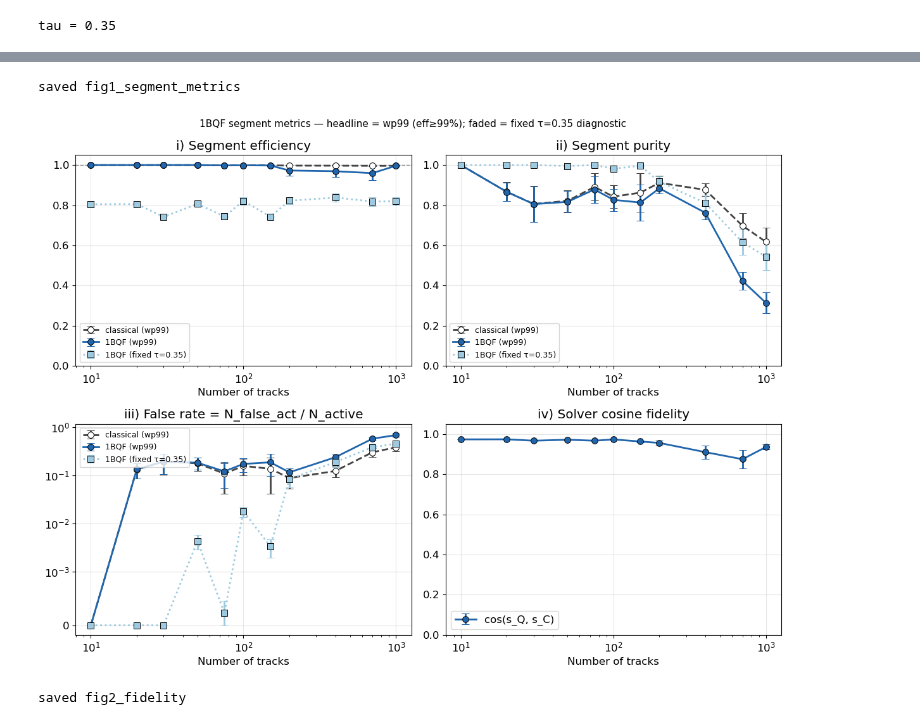
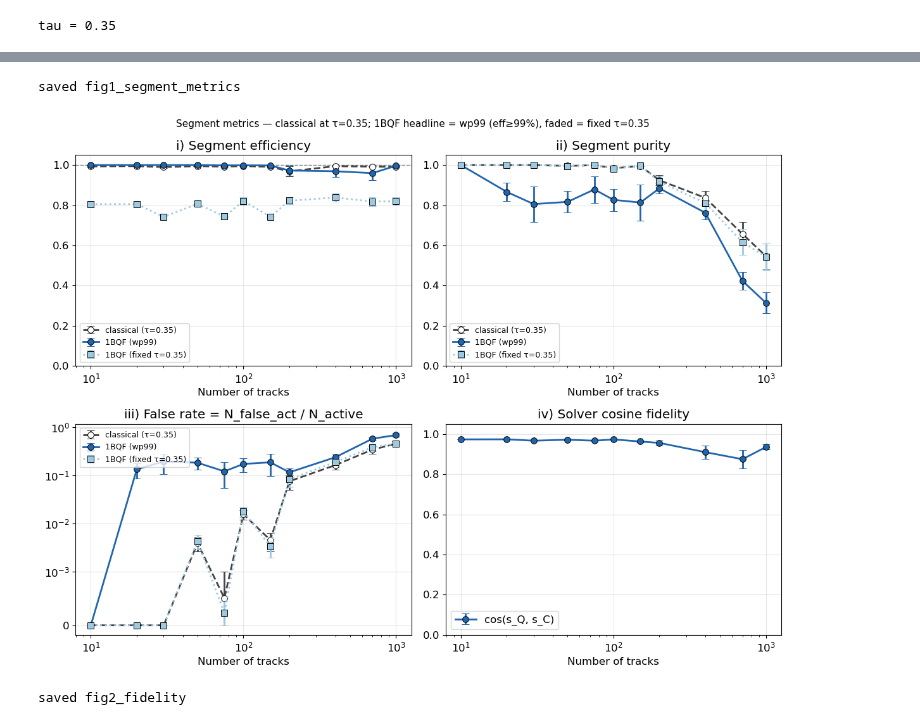
Before and after one commit to GeorgeWilliam1999/Quantum_Track_Reconstruction, a Jupyter notebook: Toy_Characterisation/Verify_new_results/Quantum_segment_level_store.ipynb, the cells around one changed output, grey strips where cells are left out. Saved outputs shown, nothing was run; the diff lists cells and outputs as text; code cells hidden in the pictures.

```diff
--- a/Toy_Characterisation/Verify_new_results/Quantum_segment_level_store.ipynb
+++ b/Toy_Characterisation/Verify_new_results/Quantum_segment_level_store.ipynb
@@ -71,44 +71,44 @@ HEADLINE = wp99 (eff>=99%); *_Q_mean columns are the faded fixed-tau=0.35 diagno
 # %%
-# Fig 1 — segment metrics vs T (classical vs 1BQF). HEADLINE = wp99 high-efficiency
-# working point (tau holds ~99% of true segments). The fixed tau=0.35 1BQF curve is
-# kept FADED as a diagnostic — it pins the 1BQF at the ~75% plateau (the cut, not lost
-# physics). The wp99 curves recover all true segments; the cost is the false rate (iii).
-cQ_fix = '#9ecae1'   # faded blue = fixed tau=0.35 diagnostic
+# Fig 1 — segment metrics vs T. CLASSICAL at its fixed τ=0.35 operating point;
+# 1BQF HEADLINE = wp99 high-efficiency working point (τ holds ~99% of true
+# segments) + a FADED fixed-τ=0.35 1BQF curve (the ~75% plateau — the cut, not
+# lost physics). The wp99 1BQF recovers all true segments; the cost is far (iii).
+cQ_fix = '#9ecae1'   # faded blue = fixed τ=0.35 1BQF diagnostic
 hwp = 'eff_Q_wp_mean' in agg.columns
 fig, ax = plt.subplots(2,2, figsize=(12,9))
 # i) efficiency
+_err(ax[0,0],agg,'eff_C','o--',cC,'classical (τ=0.35)',mfc='white')
 if hwp:
-    _err(ax[0,0],agg,'eff_C_wp','o--',cC,'classical (wp99)',mfc='white')
     _err(ax[0,0],agg,'eff_Q_wp','o-',cQ,'1BQF (wp99)')
     _err(ax[0,0],agg,'eff_Q','s:',cQ_fix,'1BQF (fixed τ=0.35)')
 else:
-    _err(ax[0,0],agg,'eff_C','o--',cC,'classical',mfc='white'); _err(ax[0,0],agg,'eff_Q','o-',cQ,'1BQF')
+    _err(ax[0,0],agg,'eff_Q','o-',cQ,'1BQF')
 ax[0,0].axhline(1,color='gray',ls='--',lw=1); ax[0,0].set_ylim(0,1.05); ax[0,0].set_title('i) Segment efficiency'); ax[0,0].legend(loc='lower left', fontsize=9)
 # ii) purity
+_err(ax[0,1],agg,'pur_C','o--',cC,'classical (τ=0.35)',mfc='white')
 if hwp:
-    _err(ax[0,1],agg,'pur_C_wp','o--',cC,'classical (wp99)',mfc='white')
     _err(ax[0,1],agg,'pur_Q_wp','o-',cQ,'1BQF (wp99)')
     _err(ax[0,1],agg,'pur_Q','s:',cQ_fix,'1BQF (fixed τ=0.35)')
 else:
-    _err(ax[0,1],agg,'pur_C','o--',cC,'classical',mfc='white'); _err(ax[0,1],agg,'pur_Q','o-',cQ,'1BQF')
+    _err(ax[0,1],agg,'pur_Q','o-',cQ,'1BQF')
 ax[0,1].set_ylim(0,1.05); ax[0,1].set_title('ii) Segment purity'); ax[0,1].legend(loc='lower left', fontsize=9)
 # iii) false rate
+_err(ax[1,0],agg,'far_C','o--',cC,'classical (τ=0.35)',mfc='white')
 if hwp:
-    _err(ax[1,0],agg,'far_C_wp','o--',cC,'classical (wp99)',mfc='white')
     _err(ax[1,0],agg,'far_Q_wp','o-',cQ,'1BQF (wp99)')
     _err(ax[1,0],agg,'far_Q','s:',cQ_fix,'1BQF (fixed τ=0.35)')
 else:
-    _err(ax[1,0],agg,'far_C','o--',cC,'classical',mfc='white'); _err(ax[1,0],agg,'far_Q','o-',cQ,'1BQF')
+    _err(ax[1,0],agg,'far_Q','o-',cQ,'1BQF')
 ax[1,0].set_yscale('symlog',linthresh=1e-3); ax[1,0].set_title('iii) False rate = N_false_act / N_active'); ax[1,0].legend(loc='upper left', fontsize=9)
 # iv) cosine fidelity (threshold-free)
 _err(ax[1,1],agg,'cos','o-',cQ,'cos(s_Q, s_C)')
 ax[1,1].set_ylim(0,1.05); ax[1,1].set_title('iv) Solver cosine fidelity'); ax[1,1].legend(loc='lower left')
 for a in ax.flat: a.set_xlabel('Number of tracks'); a.set_xscale('log')
-fig.suptitle('1BQF segment metrics — headline = wp99 (eff≥99%); faded = fixed τ=0.35 diagnostic', fontsize=11)
+fig.suptitle('Segment metrics — classical at τ=0.35; 1BQF headline = wp99 (eff≥99%), faded = fixed τ=0.35', fontsize=11)
 fig.tight_layout(); _save(fig,'fig1_segment_metrics'); plt.show()
 # %% [output]
 saved fig1_segment_metrics
-[figure, old version]
+[figure, new version]
 # %%
 # Fig 2 — solution-vector fidelity (cosine, Jaccard of active sets, relative L2) vs T
 df = V.records_df(view)
```
Also changed, not shown: parts of 2 cells of this notebook, 36 other files.
